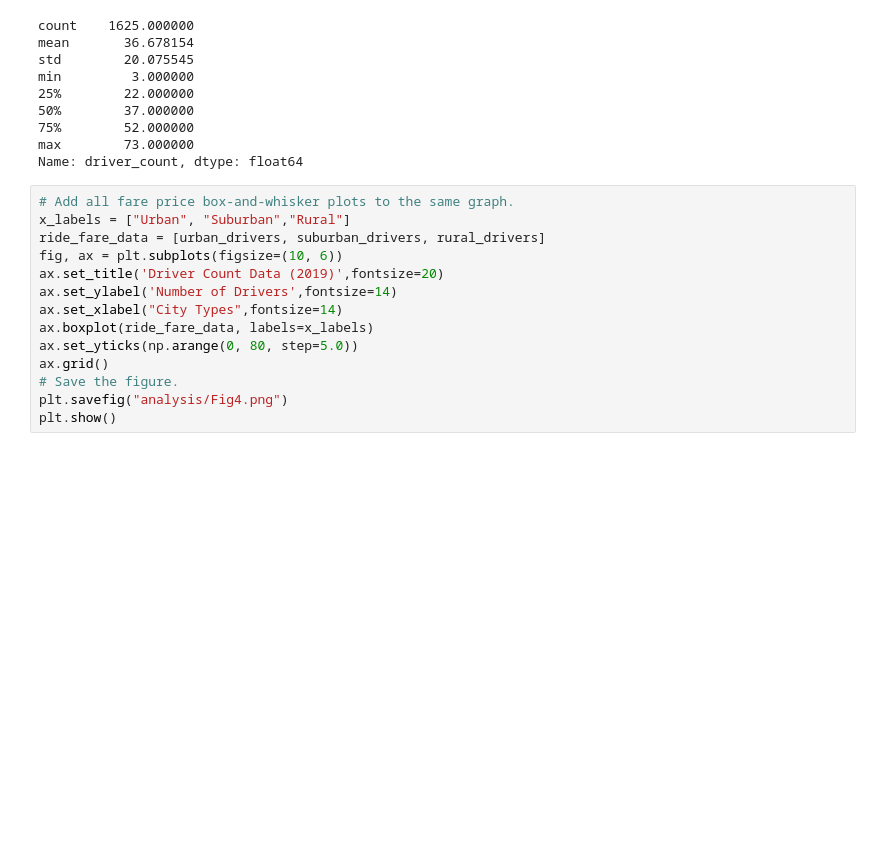
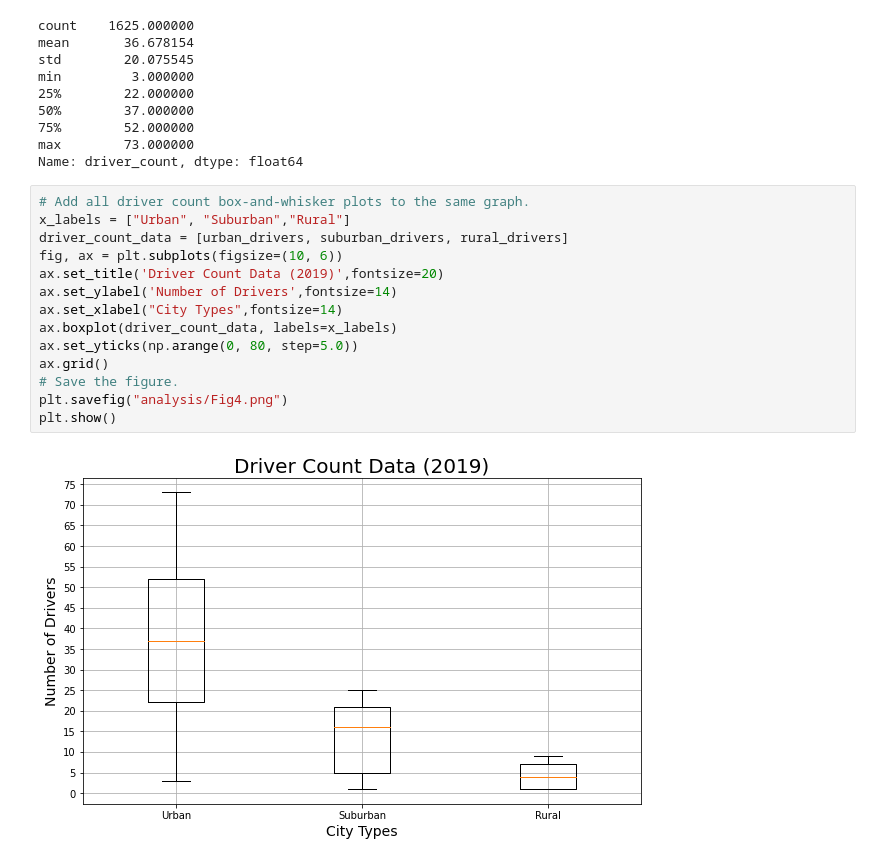
Before and after one commit to harshmalhotraa/PyBer_Analysis, a Jupyter notebook: PyBer.ipynb, the cells around one changed output. Cells and saved outputs as stored; diff of their text form; blank space fills up the shorter version.

```diff
--- a/PyBer.ipynb
+++ b/PyBer.ipynb
@@ -816,16 +816,18 @@ min         3.000000
 max        73.000000
 Name: driver_count, dtype: float64
 # %%
-# Add all fare price box-and-whisker plots to the same graph.
+# Add all driver count box-and-whisker plots to the same graph.
 x_labels = ["Urban", "Suburban","Rural"]
-ride_fare_data = [urban_drivers, suburban_drivers, rural_drivers]
+driver_count_data = [urban_drivers, suburban_drivers, rural_drivers]
 fig, ax = plt.subplots(figsize=(10, 6))
 ax.set_title('Driver Count Data (2019)',fontsize=20)
 ax.set_ylabel('Number of Drivers',fontsize=14)
 ax.set_xlabel("City Types",fontsize=14)
-ax.boxplot(ride_fare_data, labels=x_labels)
+ax.boxplot(driver_count_data, labels=x_labels)
 ax.set_yticks(np.arange(0, 80, step=5.0))
 ax.grid()
 # Save the figure.
 plt.savefig("analysis/Fig4.png")
 plt.show()
+# %% [output]
+[figure, added]
```
